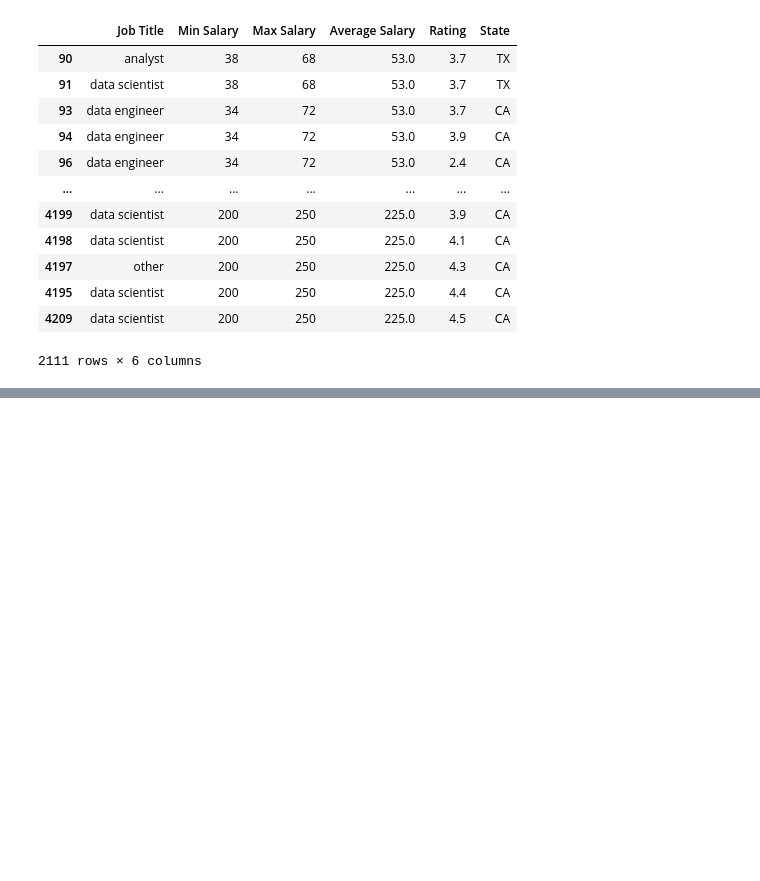
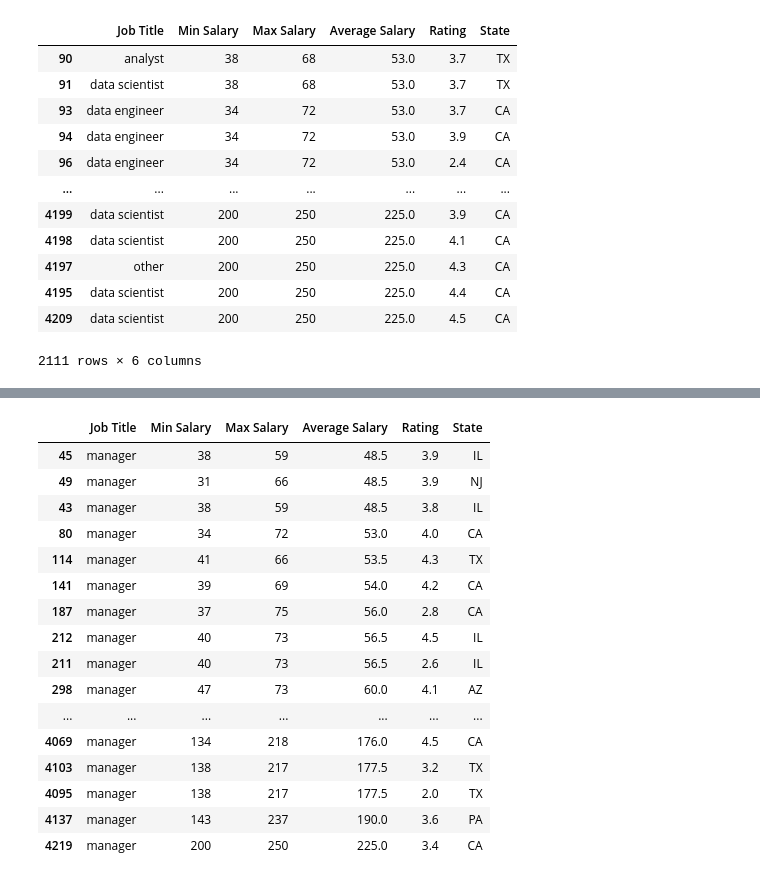
Before and after one commit to ParsaMehdipour/DataScience-Salary-Estimation, a Jupyter notebook: Plots.ipynb, the cells around one changed output, grey strips where cells are left out. Saved outputs shown, nothing was run; the diff lists cells and outputs as text; code cells hidden in the pictures; blank space fills up the shorter version.

```diff
--- a/Plots.ipynb
+++ b/Plots.ipynb
@@ -128,0 +151,21 @@ selected_states
+# %%
+managers = df[df['Job Title'] == 'manager']
+managers
+# %% [output]
+|  | Job Title | Min Salary | Max Salary | Average Salary | Rating | State |
+| 45 | manager | 38 | 59 | 48.5 | 3.9 | IL |
+| 49 | manager | 31 | 66 | 48.5 | 3.9 | NJ |
+| 43 | manager | 38 | 59 | 48.5 | 3.8 | IL |
+| 80 | manager | 34 | 72 | 53.0 | 4.0 | CA |
+| 114 | manager | 41 | 66 | 53.5 | 4.3 | TX |
+| 141 | manager | 39 | 69 | 54.0 | 4.2 | CA |
+| 187 | manager | 37 | 75 | 56.0 | 2.8 | CA |
+| 212 | manager | 40 | 73 | 56.5 | 4.5 | IL |
+| 211 | manager | 40 | 73 | 56.5 | 2.6 | IL |
+| 298 | manager | 47 | 73 | 60.0 | 4.1 | AZ |
+| ... | ... | ... | ... | ... | ... | ... |
+| 4069 | manager | 134 | 218 | 176.0 | 4.5 | CA |
+| 4103 | manager | 138 | 217 | 177.5 | 3.2 | TX |
+| 4095 | manager | 138 | 217 | 177.5 | 2.0 | TX |
+| 4137 | manager | 143 | 237 | 190.0 | 3.6 | PA |
+| 4219 | manager | 200 | 250 | 225.0 | 3.4 | CA |
```
Also changed, not shown: parts of 4 cells of this notebook.
